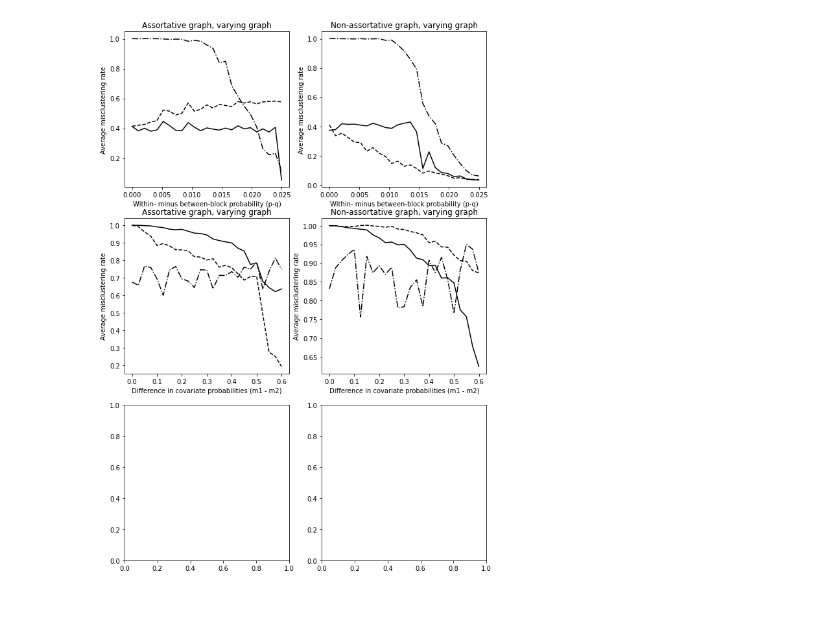
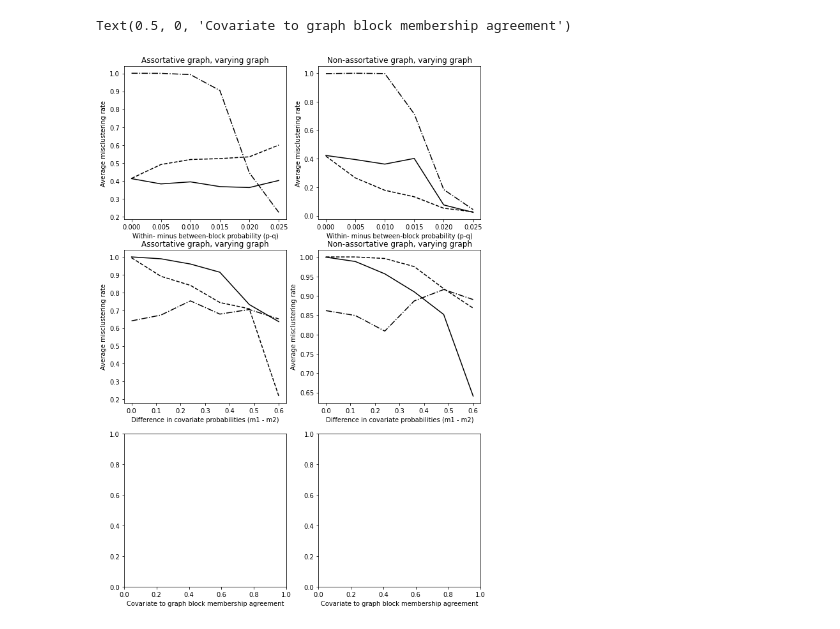
Before and after one commit to loftusa/graspy-personal, a Jupyter notebook: notebooks/figure_1_paper.ipynb, the cells around one changed output. Saved outputs shown, nothing was run; the diff lists cells and outputs as text; code cells hidden in the pictures.

```diff
--- a/notebooks/figure_1_paper.ipynb
+++ b/notebooks/figure_1_paper.ipynb
@@ -16,6 +16,8 @@ import sys
 np.set_printoptions(threshold=sys.maxsize)
 np.random.seed(42)
 # %%
+
+
 def gen_sbm(p, q, assortative=True, N=1500):
     if not assortative:
         p, q = q, p
@@ -51,7 +53,7 @@ def get_misclustering(A, model, labels, covariates=None):
     return misclustering
 
 
-def trial(p=.03, q=.015, m1=.8, m2=.02 assortative=True) -> dict:
+def trial(p=.03, q=.015, m1=.8, m2=.02, assortative=True) -> dict:
     """
     Return misclustering rates for all models under particular assumptions.
 
@@ -92,11 +94,12 @@ def trials(p=.03, q=.015, m1=.8, m2=.02, trial_type="", assortative=True):
     """
     vary within-minus between-block probability (p-q)
     """
-    num_trials = 25
+    num_trials = 6
+    print(trial_type)
     if trial_type == "probability":
         max_diff = .025
         x, y = p, q
-    if trial_type == "covariate":
+    elif trial_type == "covariate":
         max_diff = .6
         x, y = m1, m2
     else:
@@ -112,7 +115,7 @@ def trials(p=.03, q=.015, m1=.8, m2=.02, trial_type="", assortative=True):
     for i, (x, y) in tqdm(enumerate(probs)):
         # for i, (p, q) in enumerate(probs):
         if trial_type == "probability":
-            misclusterings = trial(p=x, y=y, assortative=assortative)
+            misclusterings = trial(p=x, q=y, assortative=assortative)
         elif trial_type == "covariate":
             misclusterings = trial(m1=x, m2=y, assortative=assortative)
         for j, name in enumerate(misclusterings.keys()):
@@ -121,11 +124,6 @@ def trials(p=.03, q=.015, m1=.8, m2=.02, trial_type="", assortative=True):
 
     return results
 
-
-results = {}
-for assortative in [True, False]:
-    trials(assortative, type="probability")
-    trials(assortative, type="covariate")
 
 # probability trials
 assortative_prob = trials(trial_type="probability", assortative=True)
@@ -148,18 +146,3 @@ def plot_results(results, ax=None, xlabel="", title=""):
     ax.set_xlabel(xlabel)
     ax.set_ylabel("Average misclustering rate")
     ax.set_title(title)
-
-
-# make figure
-fig, axs = plt.subplots(nrows=3, ncols=2, figsize=(10, 15))
-plot_results(assortative_prob,
-             ax=axs[0, 0], xlabel="Within- minus between-block probability (p-q)", title="Assortative graph, varying graph")
-
-plot_results(non_assortative_prob,
-             ax=axs[0, 1], xlabel="Within- minus between-block probability (p-q)", title="Non-assortative graph, varying graph")
-
-plot_results(assortative_cov,
-             ax=axs[1, 0], xlabel="Within- minus between-block probability (p-q)", title="Assortative graph, varying graph")
-
-plot_results(non_assortative_cov,
-             ax=axs[1, 1], xlabel="Within- minus between-block probability (p-q)", title="Non-assortative graph, varying graph")
@@ -763,23 +149,28 @@ plot_results(non_assortative_cov,
 # %%
 # make figure
 fig, axs = plt.subplots(nrows=3, ncols=2, figsize=(10, 15))
 assortative_title = "Assortative graph, varying graph"
 non_assortative_title = "Non-assortative graph, varying graph"
 
 # plot probability trials
 xlabel = "Within- minus between-block probability (p-q)"
 plot_results(assortative_prob,
              ax=axs[0, 0], xlabel=xlabel, title=assortative_title)
 
 plot_results(non_assortative_prob,
              ax=axs[0, 1], xlabel=xlabel, title=non_assortative_title)
 
 # plot covariate trials
 xlabel = "Difference in covariate probabilities (m1 - m2)"
 plot_results(assortative_cov,
              ax=axs[1, 0], xlabel=xlabel, title=assortative_title)
 
 plot_results(non_assortative_cov,
              ax=axs[1, 1], xlabel=xlabel, title=non_assortative_title)
+
+xlabel = "Covariate to graph block membership agreement"
+axs[2, 0].set_xlabel(xlabel)
+axs[2, 1].set_xlabel(xlabel)
 # %% [output]
+Text(0.5, 0, 'Covariate to graph block membership agreement')
-[figure, old version]
+[figure, new version]
```
Also changed, not shown: parts of 5 cells of this notebook, 1 other file.
